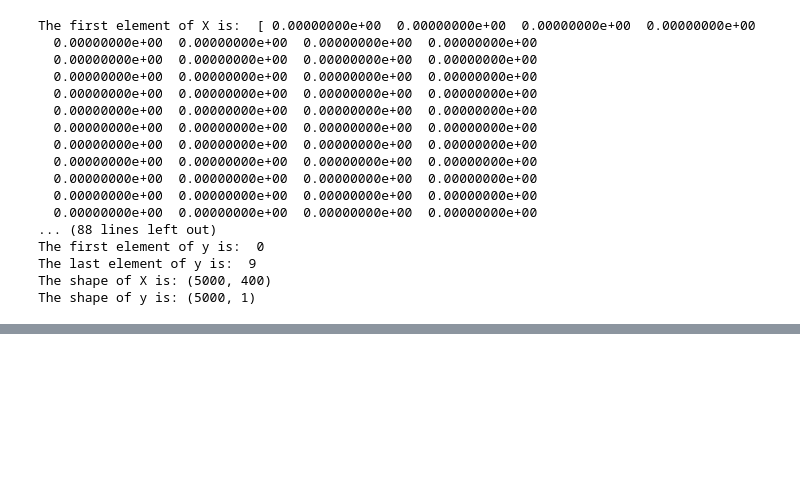
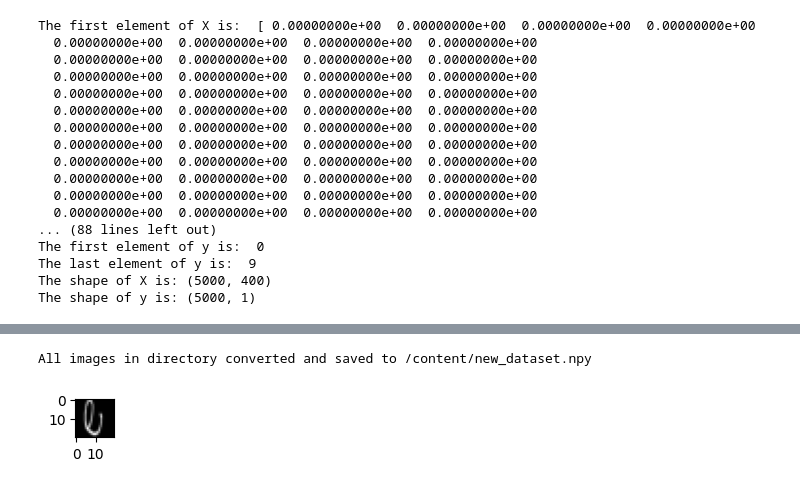
Before and after one commit to shawonsaha15/MachineLearningProjects, a Jupyter notebook: Number_Detection.ipynb, the cells around one changed output, grey strips where cells are left out. Cells and saved outputs as stored; diff of their text form; code cells hidden in the pictures; blank space fills up the shorter version.

Commit message:
new dataset add and modifications

```diff
--- a/Number_Detection.ipynb
+++ b/Number_Detection.ipynb
@@ -146,0 +247,64 @@ plt.show()
+# %%
+#converting images to .npy format
+import os
+import numpy as np
+import cv2
+
+def invert_colors(image):
+    return 255 - image
+
+def normalize_resize_images(input_dir, output_file, target_size=(20, 20)):
+    # List all files in the input directory
+    image_files = sorted([f for f in os.listdir(input_dir) if f.endswith(('.jpg', '.jpeg', '.png', '.bmp'))], key=lambda x: int(x.split('.')[0]))
+
+    images = []
+    for image_file in image_files:
+        # Read image
+        img_path = os.path.join(input_dir, image_file)
+        img = cv2.imread(img_path, cv2.IMREAD_GRAYSCALE)
+
+        # Invert colors
+        img_inverted = invert_colors(img)
+
+        # Resize image
+        img_resized = cv2.resize(img_inverted, target_size, interpolation=cv2.INTER_AREA)
+
+        # Normalize image
+        img_normalized = img_resized / 255.0
+
+        # Flatten the image into a 1D array
+        img_flattened = img_normalized.flatten()
+
+        # Append to list of images
+        images.append(img_flattened)
+
+    # Stack flattened images along the first axis
+    images_array = np.stack(images)
+
+    # Save NumPy array as .npy file
+    np.save(output_file, images_array)
+
+    print(f"All images in directory converted and saved to {output_file}")
+
+# Example usage:
+input_directory = '/content/images'
+output_file = '/content/new_dataset.npy'
+target_size = (20, 20)
+
+normalize_resize_images(input_directory, output_file, target_size)
+# %% [output]
+All images in directory converted and saved to /content/new_dataset.npy
+# %%
+#load the new dataset
+N = np.load("/content/new_dataset.npy")
+# %%
+#Inferring one instance
+image_of_two = N[199]
+fig, ax = plt.subplots(1,1, figsize=(0.5,0.5))
+N_reshaped = image_of_two.reshape((20,20)).T
+
+# Display the image
+ax.imshow(N_reshaped, cmap='gray')
+plt.show()
+# %% [output]
+[figure, added]
```
Also changed, not shown: parts of 10 cells of this notebook.
